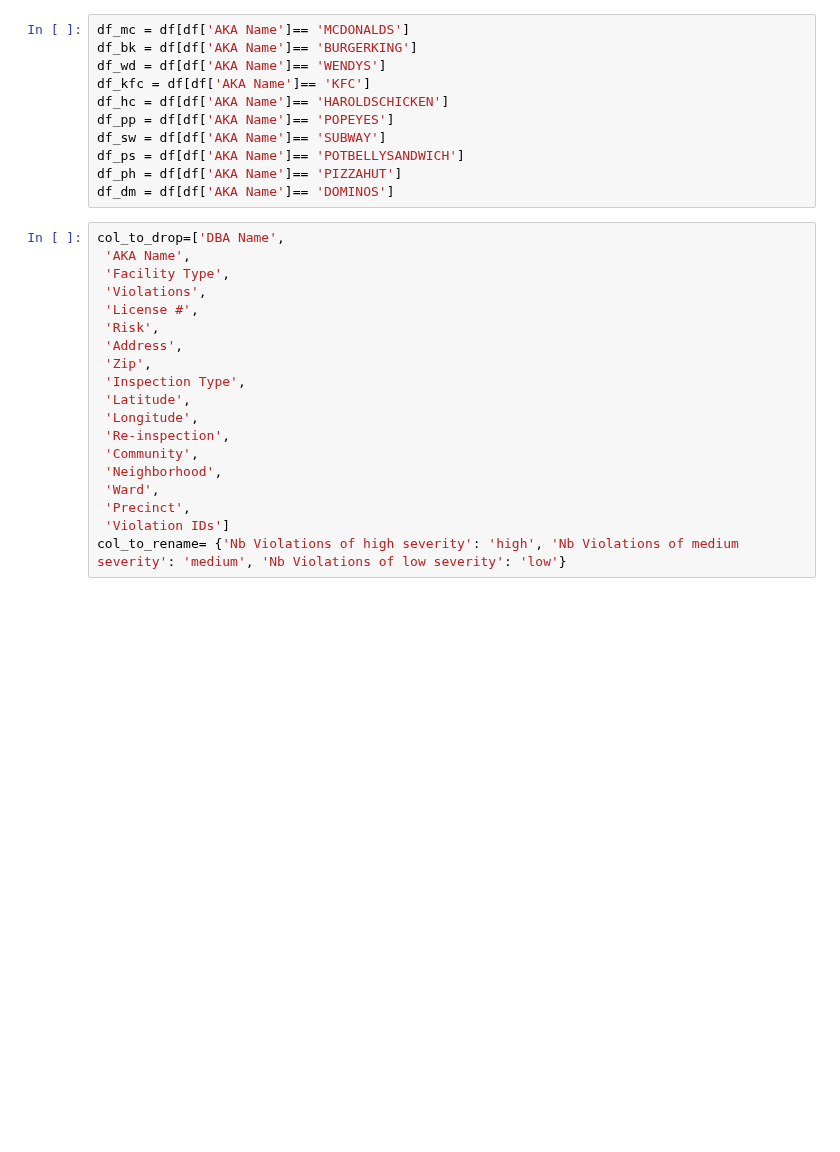
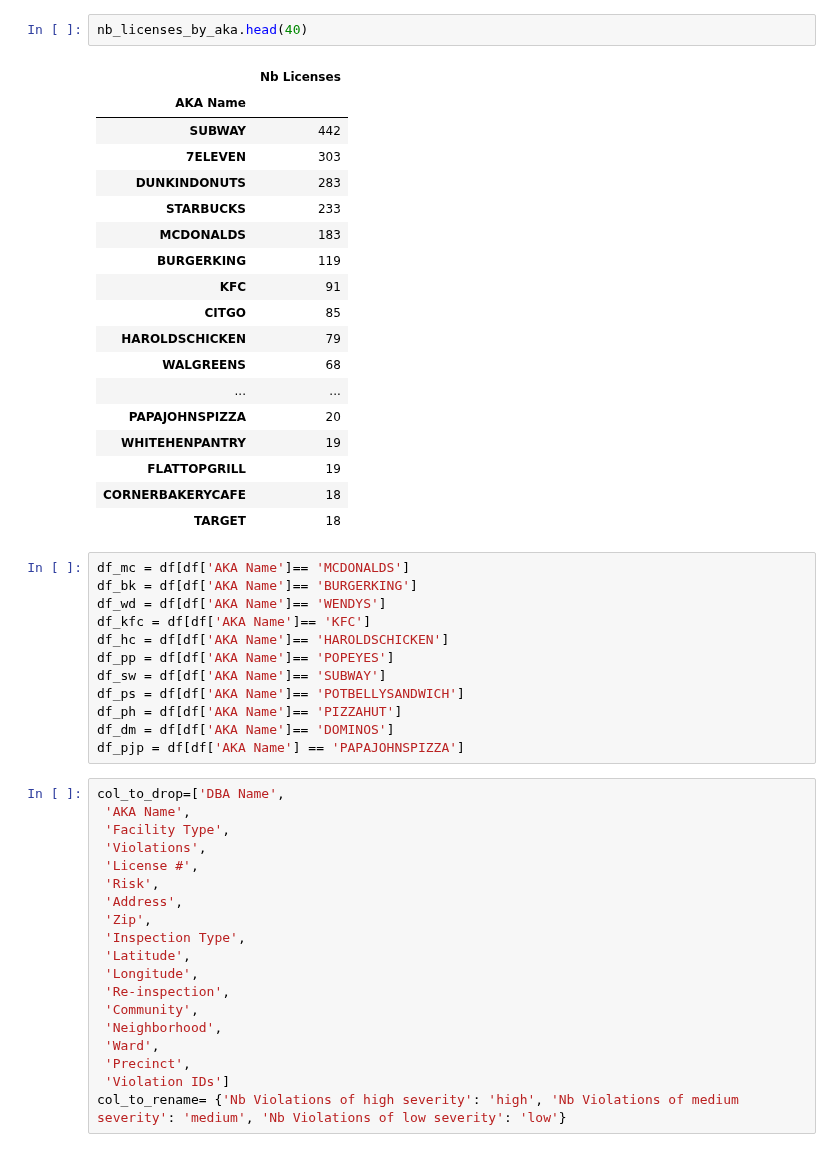
Before and after one commit to VodopaDev/CS401-Chicago-Crime-Analysis, a Jupyter notebook: franch_vs_franch.ipynb, the cells around one changed output. Drawn from its saved outputs; the diff is of its cells as text; blank space fills up the shorter version.

```diff
--- a/franch_vs_franch.ipynb
+++ b/franch_vs_franch.ipynb
@@ -59,3 +59,24 @@ nb_licenses_by_aka.head(20)
+# %%
+nb_licenses_by_aka.head(40)
+# %% [output]
+|  | Nb Licenses |
+| AKA Name |  |
+| SUBWAY | 442 |
+| 7ELEVEN | 303 |
+| DUNKINDONUTS | 283 |
+| STARBUCKS | 233 |
+| MCDONALDS | 183 |
+| BURGERKING | 119 |
+| KFC | 91 |
+| CITGO | 85 |
+| HAROLDSCHICKEN | 79 |
+| WALGREENS | 68 |
+| ... | ... |
+| PAPAJOHNSPIZZA | 20 |
+| WHITEHENPANTRY | 19 |
+| FLATTOPGRILL | 19 |
+| CORNERBAKERYCAFE | 18 |
+| TARGET | 18 |
 # %%
 df_mc = df[df['AKA Name']== 'MCDONALDS']
 df_bk = df[df['AKA Name']== 'BURGERKING']
@@ -67,6 +88,7 @@ df_sw = df[df['AKA Name']== 'SUBWAY']
 df_ps = df[df['AKA Name']== 'POTBELLYSANDWICH']
 df_ph = df[df['AKA Name']== 'PIZZAHUT']
 df_dm = df[df['AKA Name']== 'DOMINOS']
+df_pjp = df[df['AKA Name'] == 'PAPAJOHNSPIZZA']
 # %%
 col_to_drop=['DBA Name',
  'AKA Name',
```
Also changed, not shown: parts of 10 cells of this notebook, 8 other files.
